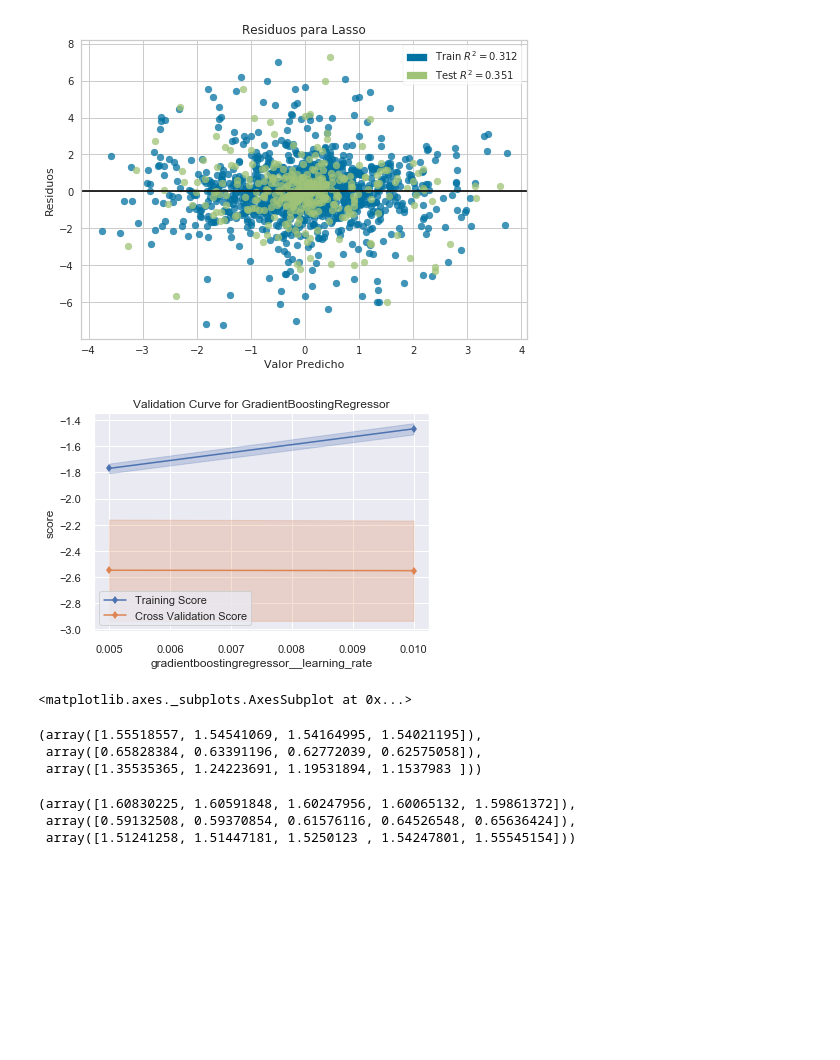
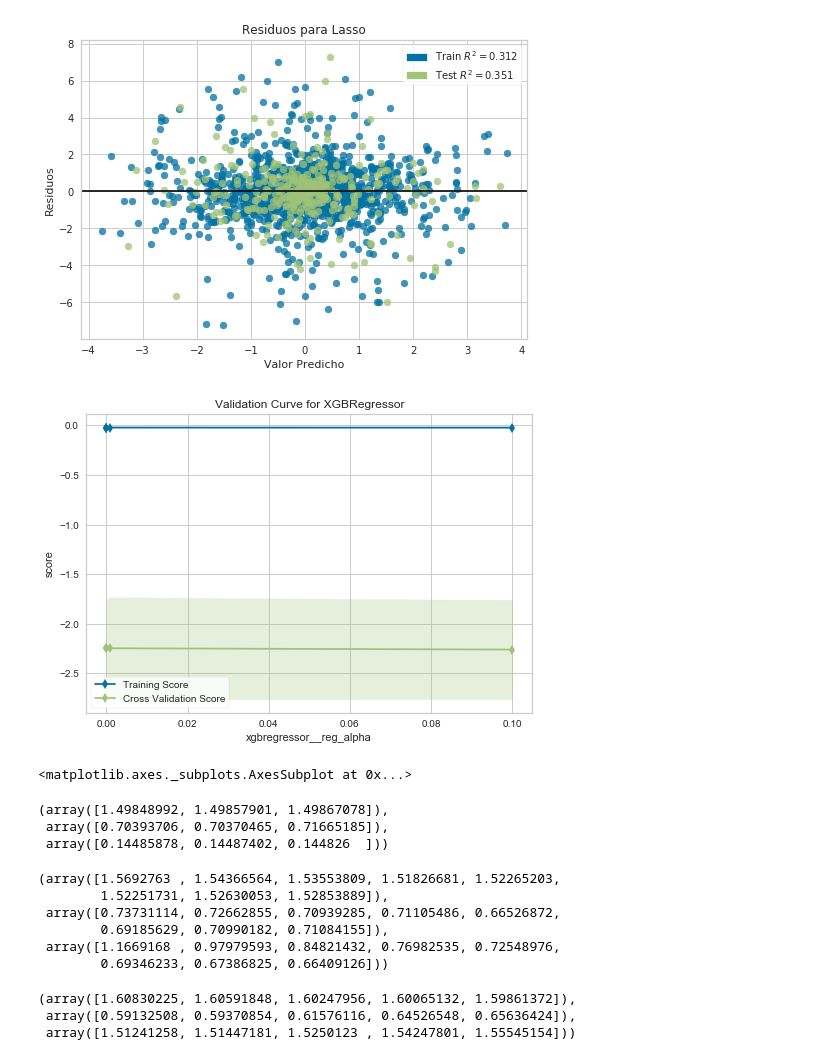
Before and after one commit to victorfica/Master-thesis, a Jupyter notebook: notebooks/abpred_model_stacking_2020.ipynb, the cells around one changed output. Cells and saved outputs as stored; diff of their text form; code cells hidden in the pictures; blank space fills up the shorter version.

```diff
--- a/notebooks/abpred_model_stacking_2020.ipynb
+++ b/notebooks/abpred_model_stacking_2020.ipynb
@@ -129,7 +120,7 @@ g = sns.regplot(x=train['van_der_waals_change'], y=train['ddG'], fit_reg=False).
 
 # Delete outliers
 plt.subplot(1, 2, 2)
-train = train.drop(train[(train['van_der_waals_change']<-3)].index)
+train = train.drop(train[(train['van_der_waals_change'].abs()>3.)].index)
 g = sns.regplot(x=train['van_der_waals_change'], y=train['ddG'], fit_reg=False).set_title("Despues")
 #plt.savefig("Train15_outlierVDWchange.png",dpi=600,bbox_inches="tight")
 # %% [output]
@@ -136,0 +128,13 @@ g = sns.regplot(x=train['van_der_waals_change'], y=train['ddG'], fit_reg=False).
+# %%
+sns.set(font_scale=1)
+
+plt.subplots(figsize=(15, 5))
+
+plt.subplot(1, 2, 1)
+g = sns.regplot(x=train['solvation_hydrophobic_change'], y=train['ddG'], fit_reg=False).set_title("Antes")
+
+# Delete outliers
+plt.subplot(1, 2, 2)
+train = train.drop(train[(train['solvation_hydrophobic_change'].abs()>3.)].index)
+g = sns.regplot(x=train['solvation_hydrophobic_change'], y=train['ddG'], fit_reg=False).set_title("Despues")
+#plt.savefig("Train15_outlierVDWchange.png",dpi=600,bbox_inches="tight")
@@ -350,24 +374,25 @@ Text(0, 0.5, 'Residuos')
 # %%
 import numpy as np
 
 from yellowbrick.model_selection import ValidationCurve
 
 #2)
 pipeline1 = make_pipeline(interactions,variance,skewness,zeroth,
-                      GradientBoostingRegressor(n_estimators=1000, learning_rate=0.01,
-                                   max_depth=3, max_features=None,
-                                   min_samples_leaf=1, min_samples_split=2,
-                                   loss='huber', random_state =5,subsample=1,alpha=0.9))
+                      XGBRegressor(colsample_bytree=0.6, gamma=0,
+                             learning_rate=0.07, max_depth=8,
+                             min_child_weight=20, n_estimators=1000,
+                             reg_alpha=0.000005, reg_lambda=100,
+                             subsample=0.9,random_state =7, nthread=-1,objective='reg:squarederror'))
 
 # Extract the instances and target
 viz = ValidationCurve(
-    pipeline1, njobs=-1,param_name="gradientboostingregressor__learning_rate",
-    param_range=[0.005,0.01], cv=10, scoring="neg_mean_squared_error"
+    pipeline1, njobs=-1,param_name="xgbregressor__reg_alpha",
+    param_range=[0,0.000001,0.00001,0.001,0.1], cv=10, scoring="neg_mean_squared_error"
 )
 #plt.ylim(0,0.6)
 # Fit and poof the visualizer
 viz.fit(X_train.values, y_train.values)
 viz.poof()
 # %% [output]
-[figure, old version]
+[figure, new version]
 <matplotlib.axes._subplots.AxesSubplot at 0x...>
@@ -376,9 +399,18 @@ GradientBoostingRegressor?
+# %%
+np.sqrt(-viz.test_scores_mean_),np.sqrt(viz.test_scores_std_),np.sqrt(-viz.train_scores_mean_),
+# %% [output]
+(array([1.49848992, 1.49857901, 1.49867078]),
+ array([0.70393706, 0.70370465, 0.71665185]),
+ array([0.14485878, 0.14487402, 0.144826  ]))
 # %%
 np.sqrt(-viz.test_scores_mean_),np.sqrt(viz.test_scores_std_),np.sqrt(-viz.train_scores_mean_),
 # %% [output]
-(array([1.55518557, 1.54541069, 1.54164995, 1.54021195]),
- array([0.65828384, 0.63391196, 0.62772039, 0.62575058]),
- array([1.35535365, 1.24223691, 1.19531894, 1.1537983 ]))
+(array([1.5692763 , 1.54366564, 1.53553809, 1.51826681, 1.52265203,
+        1.52251731, 1.52630053, 1.52853889]),
+ array([0.73731114, 0.72662855, 0.70939285, 0.71105486, 0.66526872,
+        0.69185629, 0.70990182, 0.71084155]),
+ array([1.1669168 , 0.97979593, 0.84821432, 0.76982535, 0.72548976,
+        0.69346233, 0.67386825, 0.66409126]))
 # %%
 np.sqrt(-viz.test_scores_mean_),np.sqrt(viz.test_scores_std_),np.sqrt(-viz.train_scores_mean_),
 # %% [output]
```
Also changed, not shown: parts of 15 cells of this notebook.
